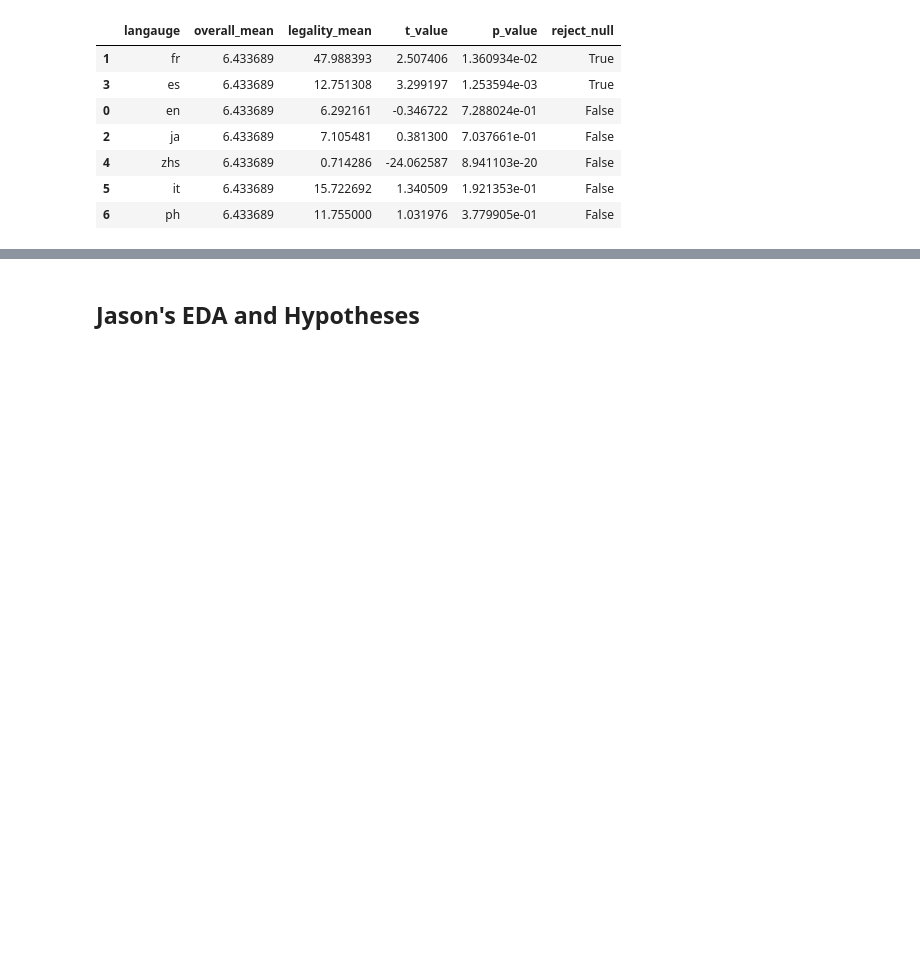
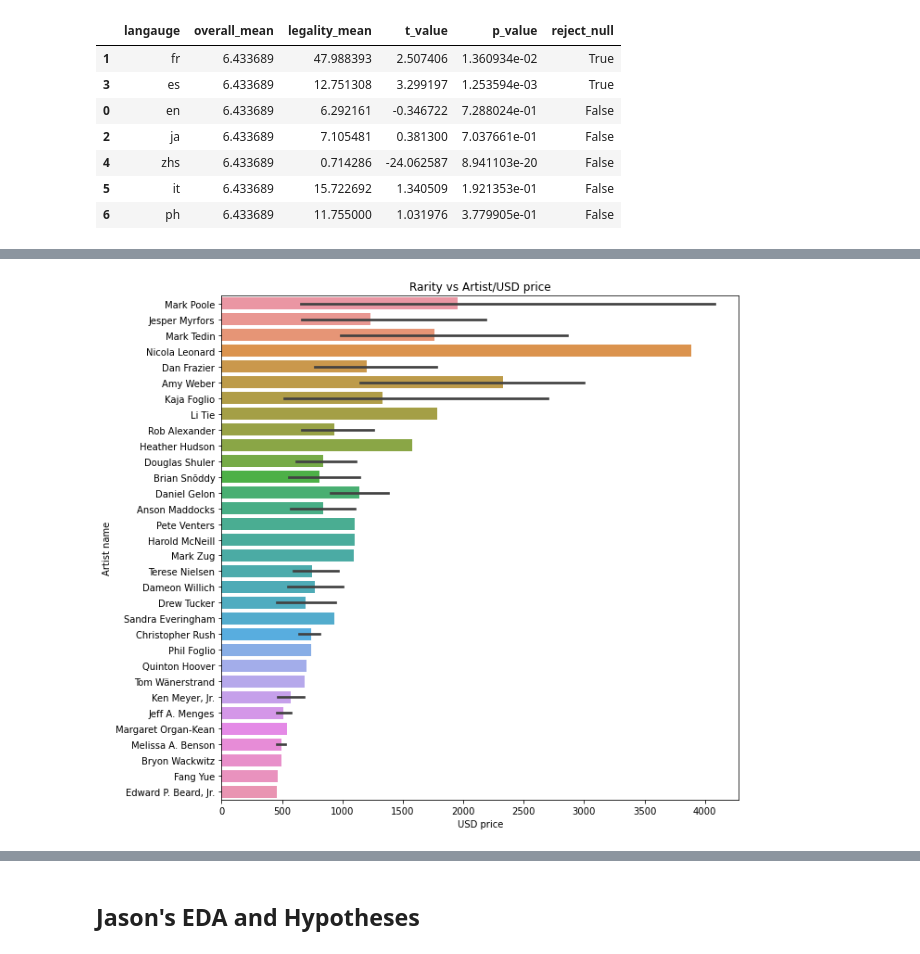
Before and after one commit to Jemison-DavidJasonStephenVasiliy/MTG-Project, a Jupyter notebook: Jason/draft_mvp.ipynb, the cells around one changed output, grey strips where cells are left out. Saved outputs shown, nothing was run; the diff lists cells and outputs as text; code cells hidden in the pictures; blank space fills up the shorter version.

```diff
--- a/Jason/draft_mvp.ipynb
+++ b/Jason/draft_mvp.ipynb
@@ -204,0 +268,5 @@ explore.hypothesis_test_years(train).sort_values('reject_null', ascending = Fals
+# %%
+# Bar plor to show Artist and USD price, for top artist
+explore.vis_artist_by_usd(train)
+# %% [output]
+[figure, added]
```
Also changed, not shown: parts of 55 cells of this notebook, 3 other files.
